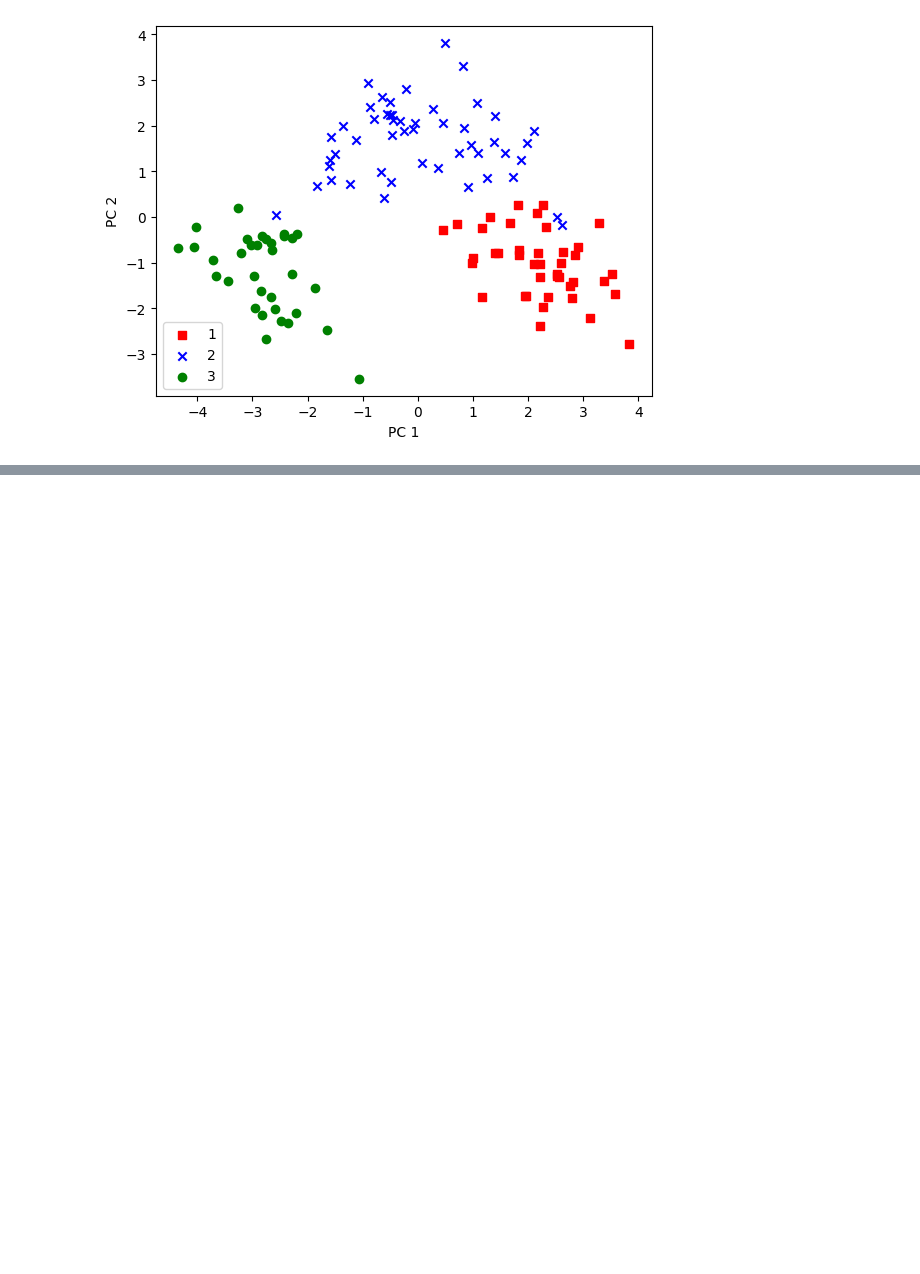
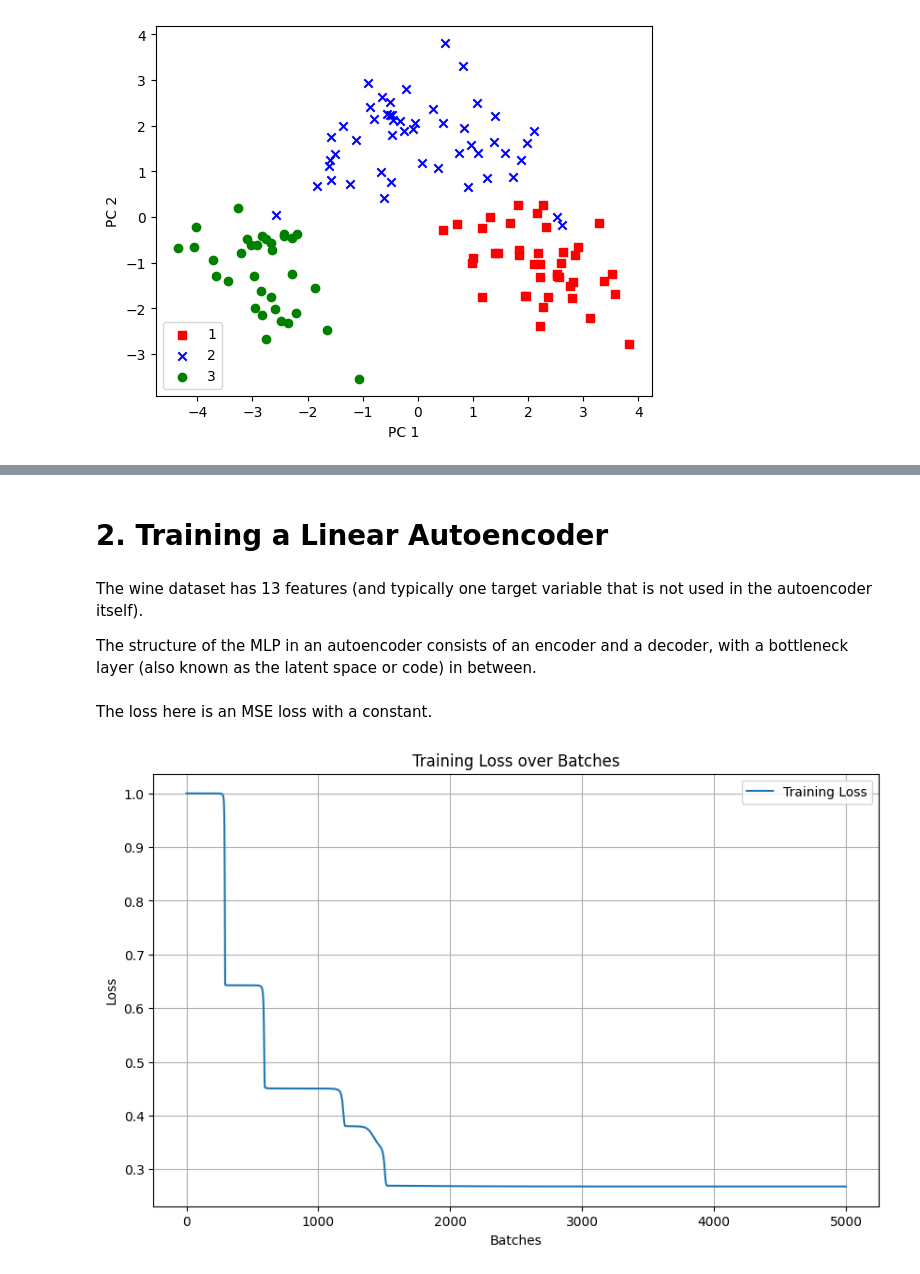
Before and after one commit to ziyuanLi-alex/sdm274, a Jupyter notebook: assgn09_autoencoder/autoencoder.ipynb, the cells around one changed output, grey strips where cells are left out. Cells and saved outputs as stored; diff of their text form; code cells hidden in the pictures; blank space fills up the shorter version.

Commit message:
completed autoencoder

```diff
--- a/assgn09_autoencoder/autoencoder.ipynb
+++ b/assgn09_autoencoder/autoencoder.ipynb
@@ -128,0 +140,6 @@ plt.show()
+# %% [markdown]
+# 2. Training a Linear Autoencoder
+# %% [markdown]
+The wine dataset has 13 features (and typically one target variable that is not used in the autoencoder itself).
+
+The structure of the MLP in an autoencoder consists of an encoder and a decoder, with a bottleneck layer (also known as the latent space or code) in between.
@@ -128,0 +176,30 @@ plt.show()
+# %% [markdown]
+The loss here is an MSE loss with a constant.
+# %%
+linear_layers = [
+        Linear(input_size=13, output_size=4),
+        Linear(4,4),
+        Linear(input_size=4, output_size=13)
+    ]
+
+epochs = 5000
+# epochs = 100000
+lr = 1
+
+autoencoder = AutoEncoder(linear_layers, epochs=epochs, lr=lr, input_shape=13, output_shape=13)
+autoencoder.train_BGD(X_train_std, X_train_std)
+# %%
+loss_history = autoencoder.loss
+length = len(loss_history)
+
+# Plot the loss history
+plt.figure(figsize=(10, 6))
+plt.plot(range(length), loss_history, label='Training Loss')
+plt.xlabel('Batches')
+plt.ylabel('Loss')
+plt.title('Training Loss over Batches')
+plt.legend()
+plt.grid(True)
+plt.show()
+# %% [output]
+[figure, added]
```
Also changed, not shown: parts of 13 cells of this notebook, 3 other files.
